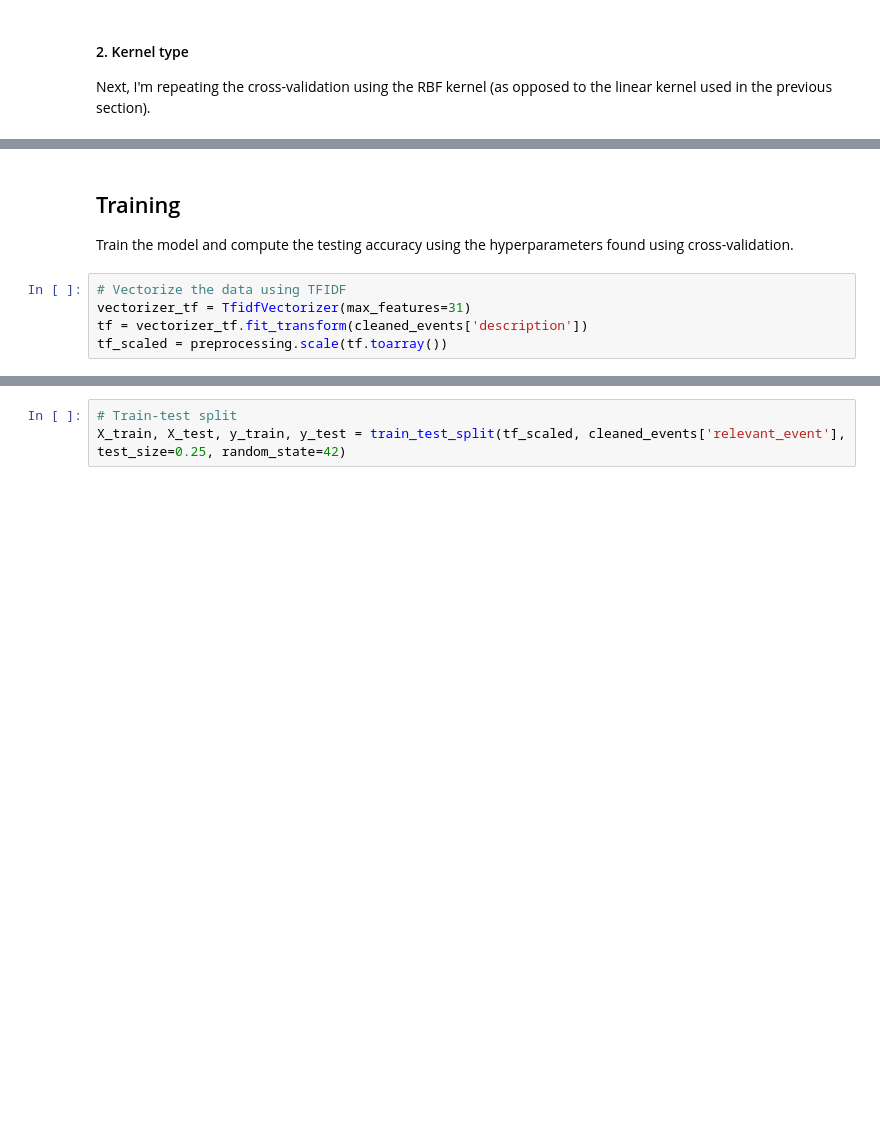
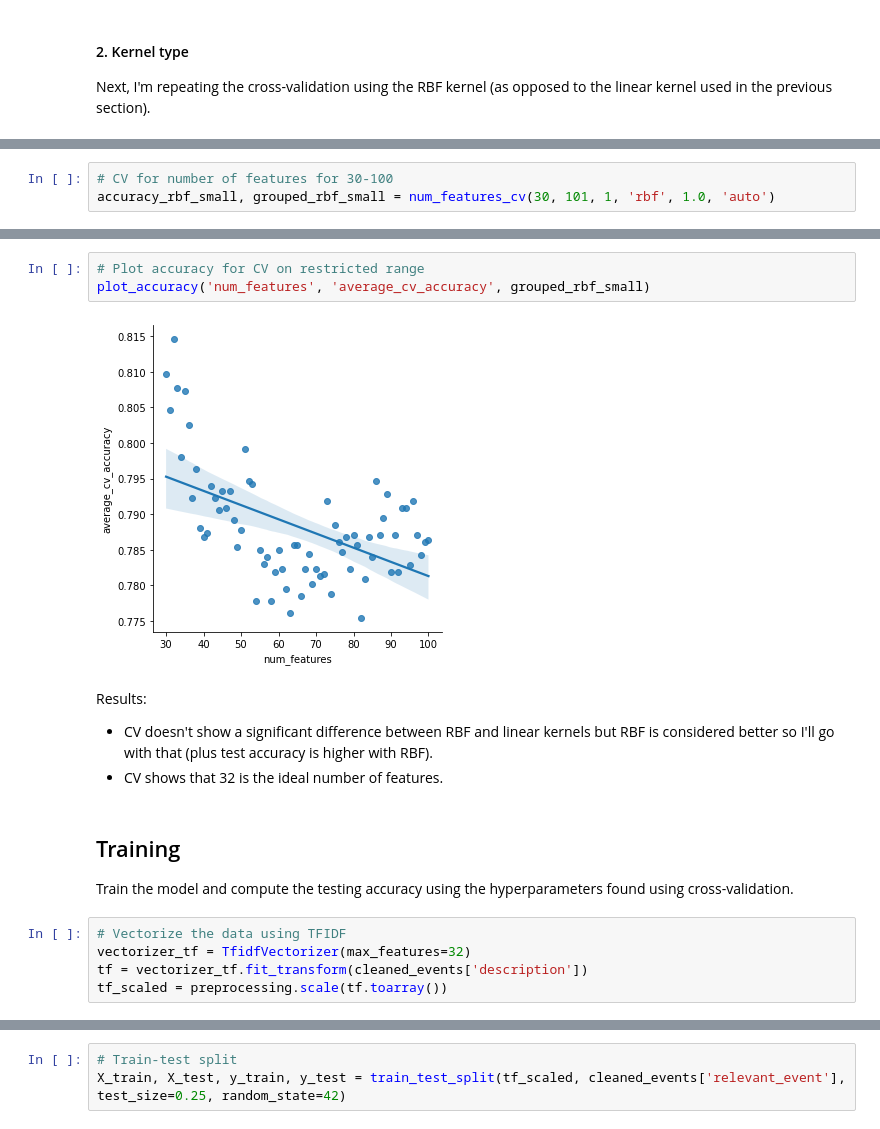
Before and after one commit to jonathanold/conflict-india, a Jupyter notebook: code/svm_satp_data.ipynb, the cells around one changed output, grey strips where cells are left out. Cells and saved outputs as stored; diff of their text form; blank space fills up the shorter version.

```diff
--- a/code/svm_satp_data.ipynb
+++ b/code/svm_satp_data.ipynb
@@ -214,0 +196,3 @@ plt.show()
+# %%
+# CV for number of features for 30-100
+accuracy_rbf_small, grouped_rbf_small = num_features_cv(30, 101, 1, 'rbf', 1.0, 'auto')
@@ -215,9 +208,18 @@ plt.show()
+# %%
+# Plot accuracy for CV on restricted range
+plot_accuracy('num_features', 'average_cv_accuracy', grouped_rbf_small)
+# %% [output]
+[figure, added]
+# %% [markdown]
+Results:
+- CV doesn't show a significant difference between RBF and linear kernels but RBF is considered better so I'll go with that (plus test accuracy is higher with RBF).
+- CV shows that 32 is the ideal number of features.
 # %% [markdown]
 ## Training
 
 Train the model and compute the testing accuracy using the hyperparameters found using cross-validation.
 # %%
 # Vectorize the data using TFIDF
-vectorizer_tf = TfidfVectorizer(max_features=31)
+vectorizer_tf = TfidfVectorizer(max_features=32)
 tf = vectorizer_tf.fit_transform(cleaned_events['description'])
 tf_scaled = preprocessing.scale(tf.toarray())
```
Also changed, not shown: parts of 31 cells of this notebook.
